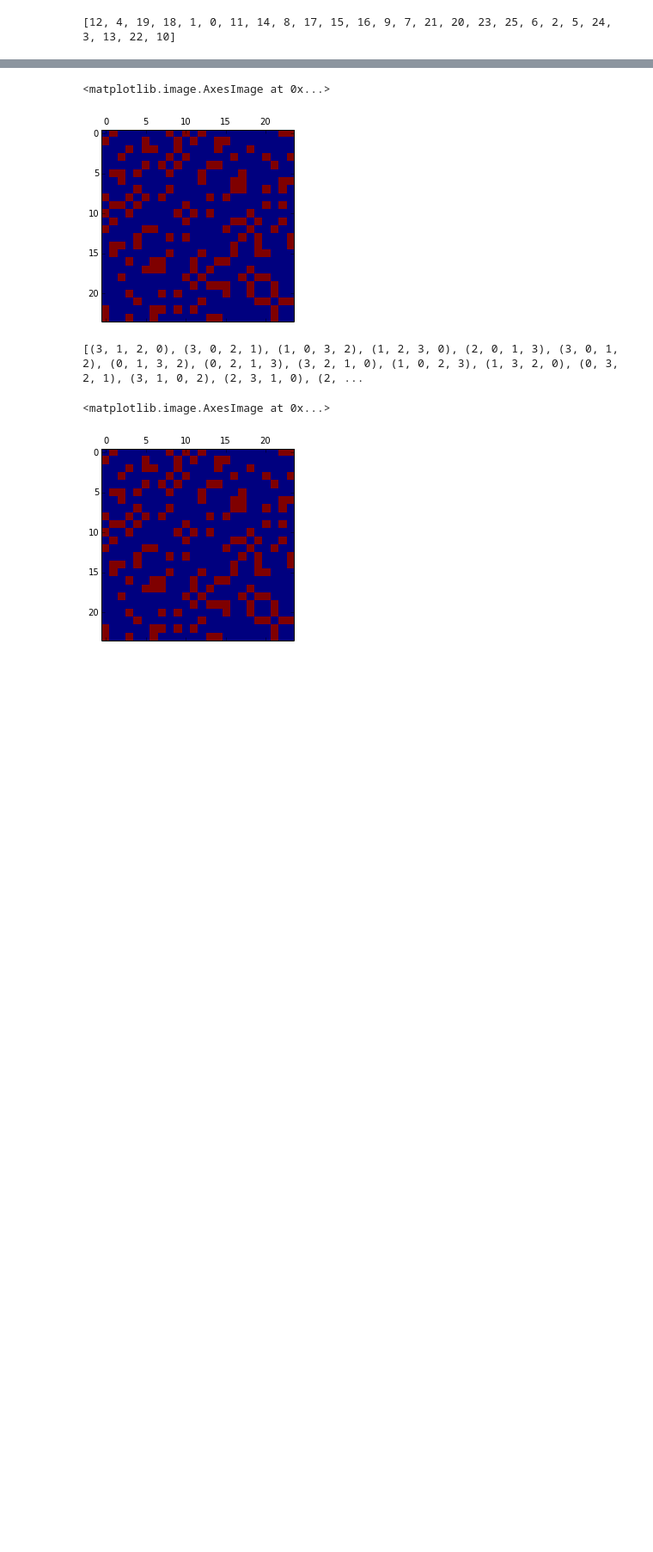
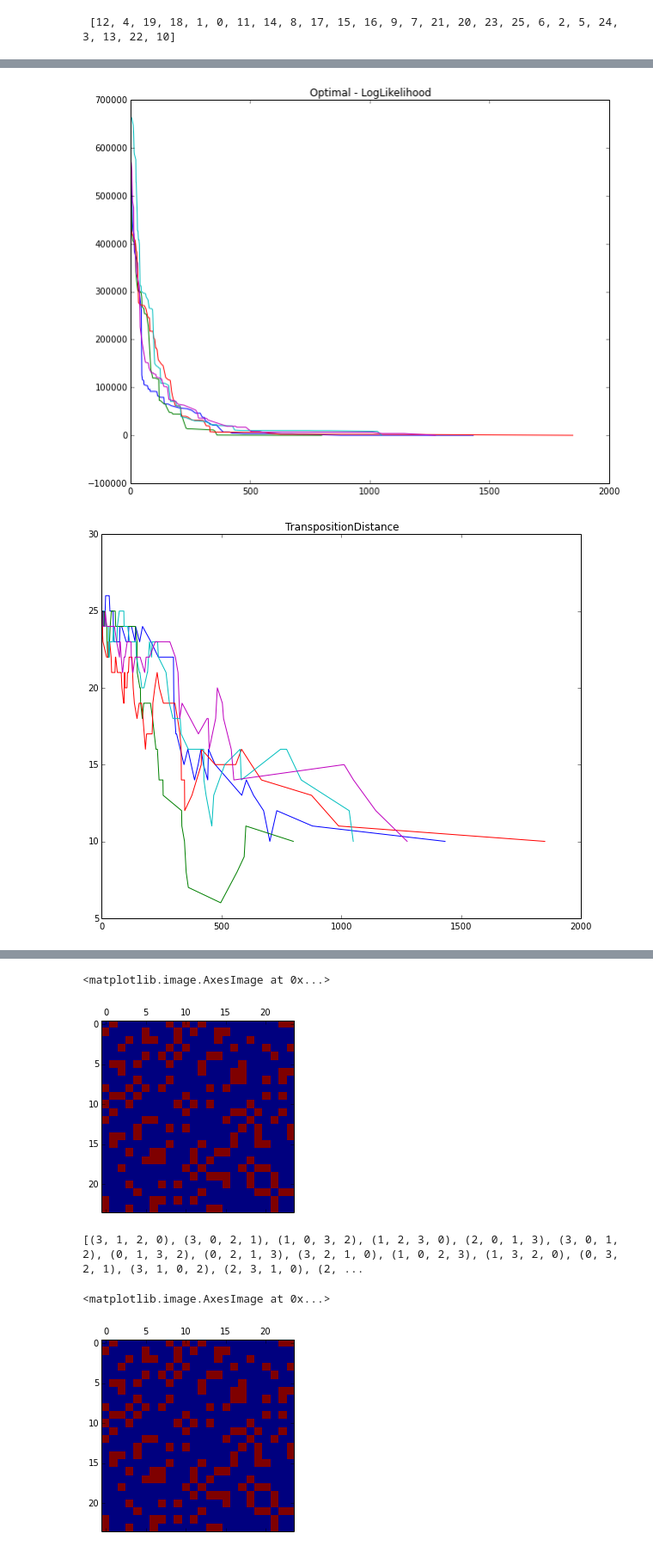
Before and after one commit to MInner/bmml_app, a Jupyter notebook: app.ipynb, the cells around one changed output, grey strips where cells are left out. Shown at 86% size. Saved outputs shown, nothing was run; the diff lists cells and outputs as text; code cells hidden in the pictures; blank space fills up the shorter version.

```diff
--- a/app.ipynb
+++ b/app.ipynb
@@ -1,7 +1,11 @@
 # %%
 import numpy as np
 import string
+import random
 from itertools import product
+from matplotlib.pylab import plt
+%matplotlib inline
+plt.rcParams['figure.figsize'] = (10.0, 8.0)
 np.set_printoptions(linewidth=90)
 # %%
 def print_f(f):
@@ -312,6 +379,6 @@ class BayesianDecrypter:
 
         return self.fp_opt
 # %%
-model = BayesianDecrypter(alphabet = list(string.ascii_lowercase), symbol_code_func = lambda x: ord(x) - 97, permutations = 10)
+model = BayesianDecrypter(alphabet = list(string.ascii_lowercase), symbol_code_func = lambda x: ord(x) - 97, permutations = 2)
 model.load_corpus('/home/ben/heavy/bmdecrypt/war_and_peace.txt')
-model.load_encrypted('/home/ben/heavy/bmdecrypt/oliver_cr.txt')
+model.load_encrypted('/home/ben/heavy/bmdecrypt/oliver_cr.txt', f_real)
@@ -320,4 +385,5 @@ KeyboardInterrupt:
 # %%
-model.fit(gen_n = 1000, warmup_n = 100, f_0=None, verbose=False)
+model.fit(gen_n = 1000, warmup_n = 0, f_0=None, verbose=False)
+model.stats()
 # %% [output]
 Initial guess is [ 0  1  2  3  4  5  6  7  8  9 10 11 12 13 14 15 16 17 18 19 20 21 22 23 24 25]
@@ -365,0 +406,7 @@ z   k p <- !
+# %%
+allhist = []
+for _ in range(5):
+    model.fit(gen_n = 2000, warmup_n = 0, f_0=None, verbose=False)
+    allhist.append( zip(*model.hist) ) # (i, log, dist, err)
+
+lists = zip(*allhist) # [is, logs, dists, errs]
@@ -365,0 +419,16 @@ z   k p <- !
+# %%
+for i, name in zip(range(3), ['Optimal - LogLikelihood', 'TranspositionDistance', 'ErrorRatio']):
+    plt.title(name)
+    for i, c in zip(lists[0], lists[1+i]): # for i, log_i in is, logs
+        plt.plot(i, c)
+    plt.show()
+
+plt.title('Log delta')
+for i, c in zip(lists[0], lists[1]): # for i, log_i in is, logs
+    plt.plot(i, np.array(c))
+plt.yscale('symlog')
+
+plt.show()
+# %% [output]
+[figure, added]
+[figure, added]
```
Also changed, not shown: parts of 13 cells of this notebook.
